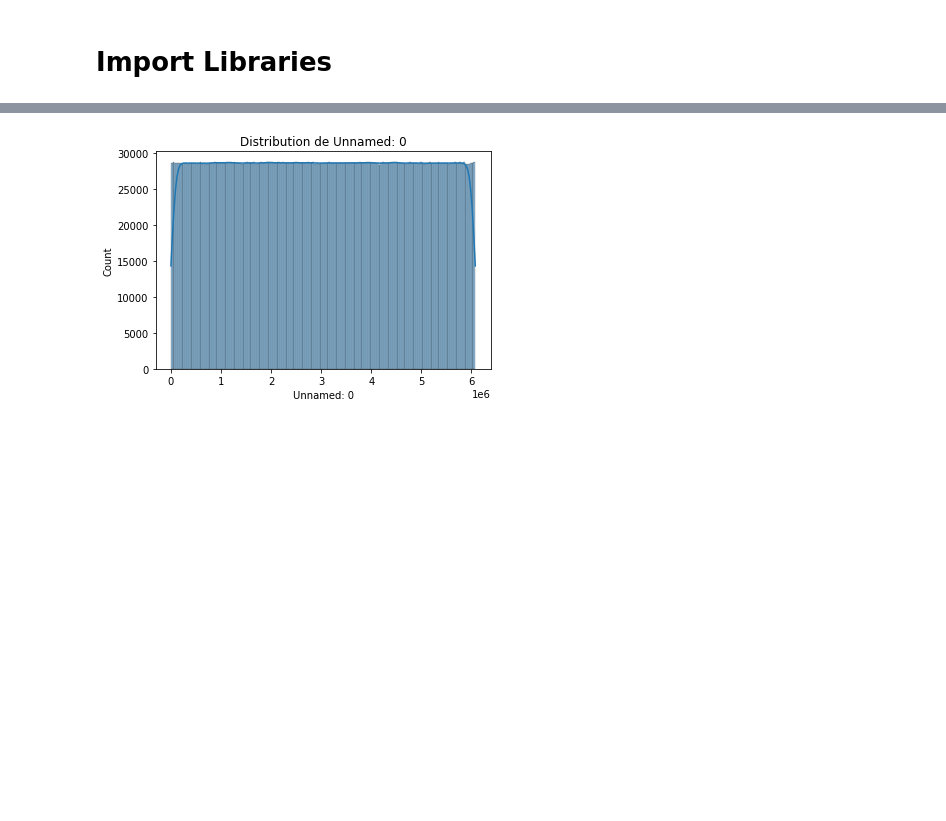
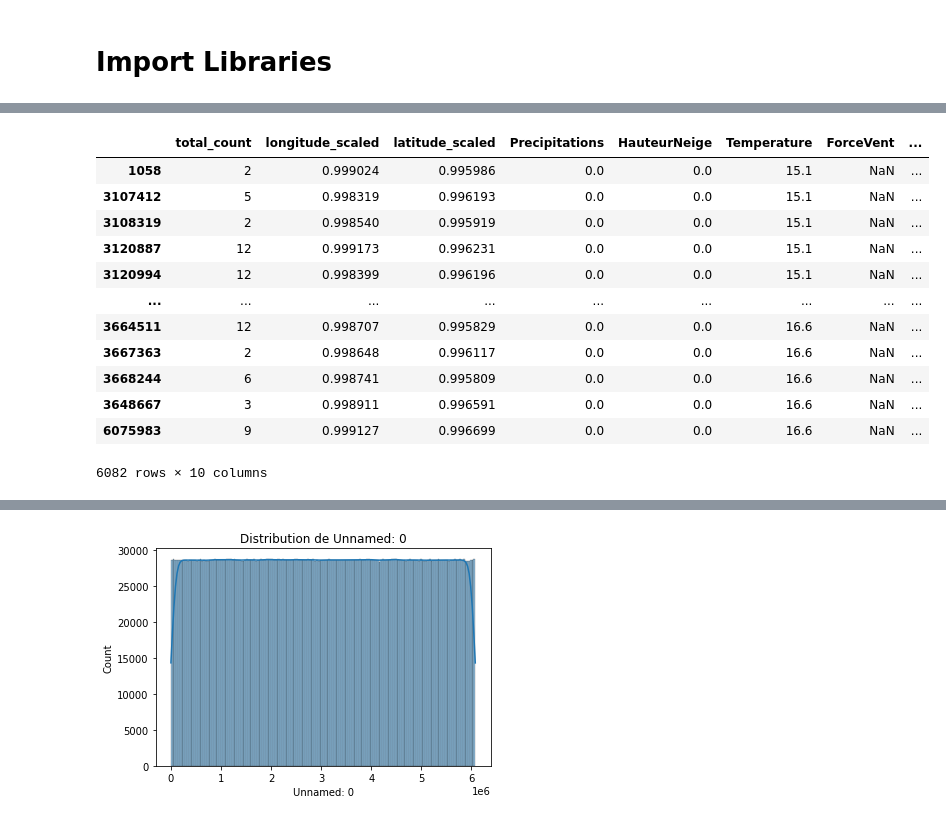
Before and after one commit to FrozenPasta/Egis_Datacraft, a Jupyter notebook: egisData.ipynb, the cells around one changed output, grey strips where cells are left out. Cells and saved outputs as stored; diff of their text form; code cells hidden in the pictures; blank space fills up the shorter version.

```diff
--- a/egisData.ipynb
+++ b/egisData.ipynb
@@ -48,0 +151,20 @@ dtype: int64
+# %%
+X_train.loc[
+    (X_train["day_of_week"] == 1) &
+    (X_train["month_of_year"] == 12) &
+    (X_train["ForceVent"].isna())
+    ].sort_values(["Temperature"])
+# %% [output]
+|  | total_count | longitude_scaled | latitude_scaled | Precipitations | HauteurNeige | Temperature | ForceVent | ... |
+| 1058 | 2 | 0.999024 | 0.995986 | 0.0 | 0.0 | 15.1 | NaN | ... |
+| 3107412 | 5 | 0.998319 | 0.996193 | 0.0 | 0.0 | 15.1 | NaN | ... |
+| 3108319 | 2 | 0.998540 | 0.995919 | 0.0 | 0.0 | 15.1 | NaN | ... |
+| 3120887 | 12 | 0.999173 | 0.996231 | 0.0 | 0.0 | 15.1 | NaN | ... |
+| 3120994 | 12 | 0.998399 | 0.996196 | 0.0 | 0.0 | 15.1 | NaN | ... |
+| ... | ... | ... | ... | ... | ... | ... | ... | ... |
+| 3664511 | 12 | 0.998707 | 0.995829 | 0.0 | 0.0 | 16.6 | NaN | ... |
+| 3667363 | 2 | 0.998648 | 0.996117 | 0.0 | 0.0 | 16.6 | NaN | ... |
+| 3668244 | 6 | 0.998741 | 0.995809 | 0.0 | 0.0 | 16.6 | NaN | ... |
+| 3648667 | 3 | 0.998911 | 0.996591 | 0.0 | 0.0 | 16.6 | NaN | ... |
+| 6075983 | 9 | 0.999127 | 0.996699 | 0.0 | 0.0 | 16.6 | NaN | ... |
+6082 rows × 10 columns
```
Also changed, not shown: parts of 51 cells of this notebook.
